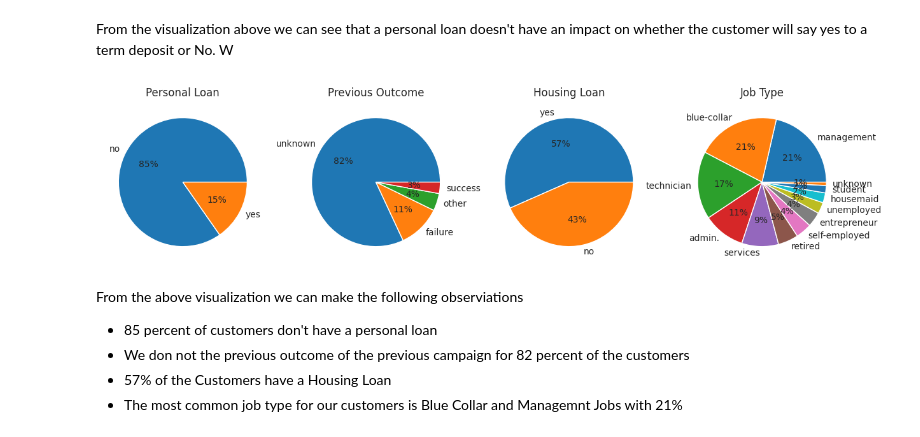
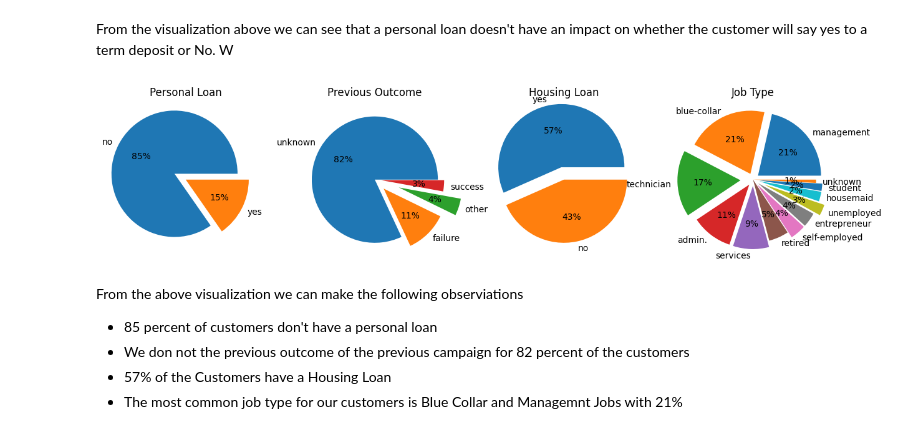
Before and after one commit to gatimo256/project2, a Jupyter notebook: Project_2_Part_3.ipynb, the cells around one changed output. Drawn from its saved outputs; the diff is of its cells as text; code cells hidden in the pictures.

Commit message:
Updated the pie-chart visualisations

```diff
--- a/Project_2_Part_3.ipynb
+++ b/Project_2_Part_3.ipynb
@@ -405,26 +405,30 @@ From the visualization above we can see that a personal loan doesn't have an imp
 # %%
 #We'll creaate pie charts for some of the categorical features.
 
 #get the value counts for each column.
 poutcome = bank_df['poutcome'].value_counts()
 housing = bank_df['housing'].value_counts()
 job = bank_df['job'].value_counts()
 loan = bank_df['loan'].value_counts()
 
+loan_explode = [0.2,0]
+pout_explode = [0,0.2,0.4,0.1]
+job_explode = [0.1,0.1,0.2,0.1,0.1,0,0.1,0.1,0.2,0.1,0.1,0]
+
 fig,ax = plt.subplots(1,4, figsize = (15,5))
-ax[0].pie(loan, labels=loan.index,autopct="%.0f%%");
-ax[1].pie(poutcome, labels=poutcome.index,autopct="%.0f%%");
-ax[2].pie(housing, labels=housing.index,autopct="%.0f%%");
-ax[3].pie(job, labels = job.index,autopct="%.0f%%")
+ax[0].pie(loan, labels=loan.index,autopct="%.0f%%", explode = loan_explode);
+ax[1].pie(poutcome, labels=poutcome.index,autopct="%.0f%%",explode = pout_explode);
+ax[2].pie(housing, labels=housing.index,autopct="%.0f%%", explode = loan_explode);
+ax[3].pie(job, labels = job.index,autopct="%.0f%%", explode = job_explode)
 
 ax[0].set_title('Personal Loan')
 ax[1].set_title('Previous Outcome')
 ax[2].set_title('Housing Loan')
 ax[3].set_title('Job Type')
 
 plt.show()
 # %% [output]
-[figure, old version]
+[figure, new version]
 # %% [markdown]
 From the above visualization we can make the following observiations
 - 85 percent of customers don't have a personal loan
```
Also changed, not shown: parts of 2 cells of this notebook.
